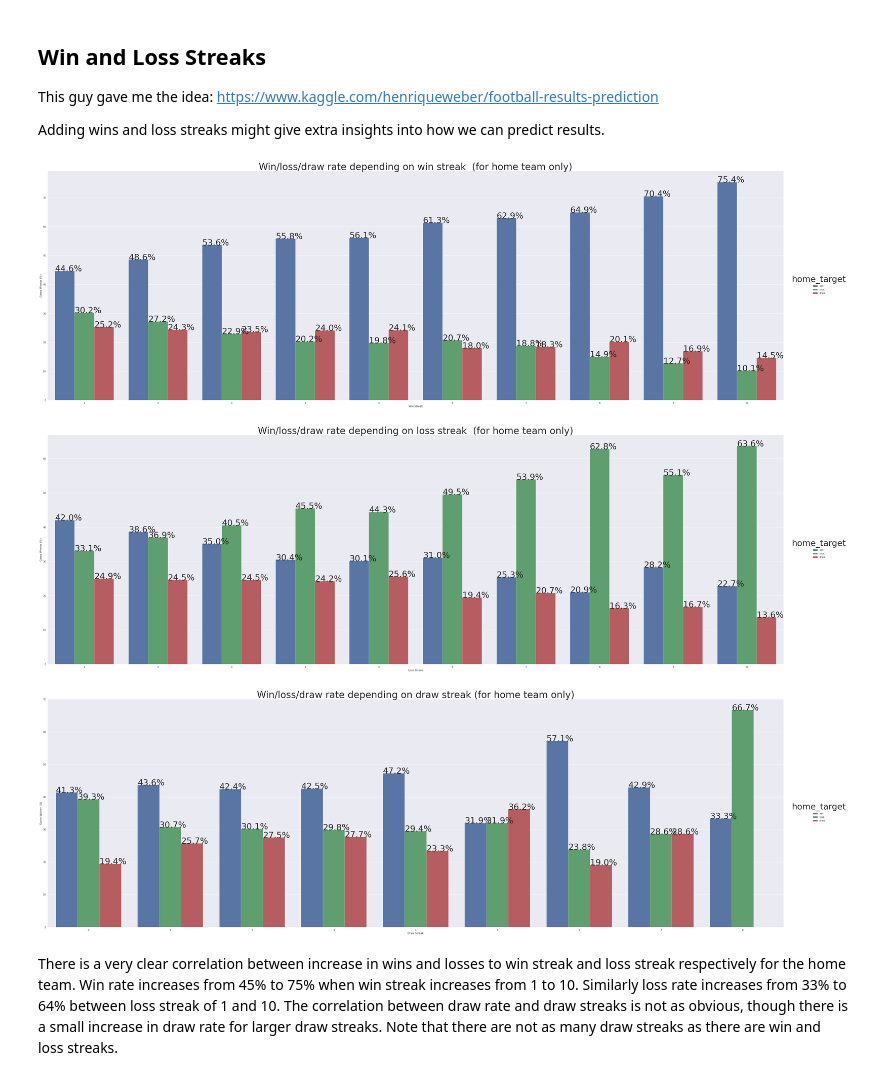
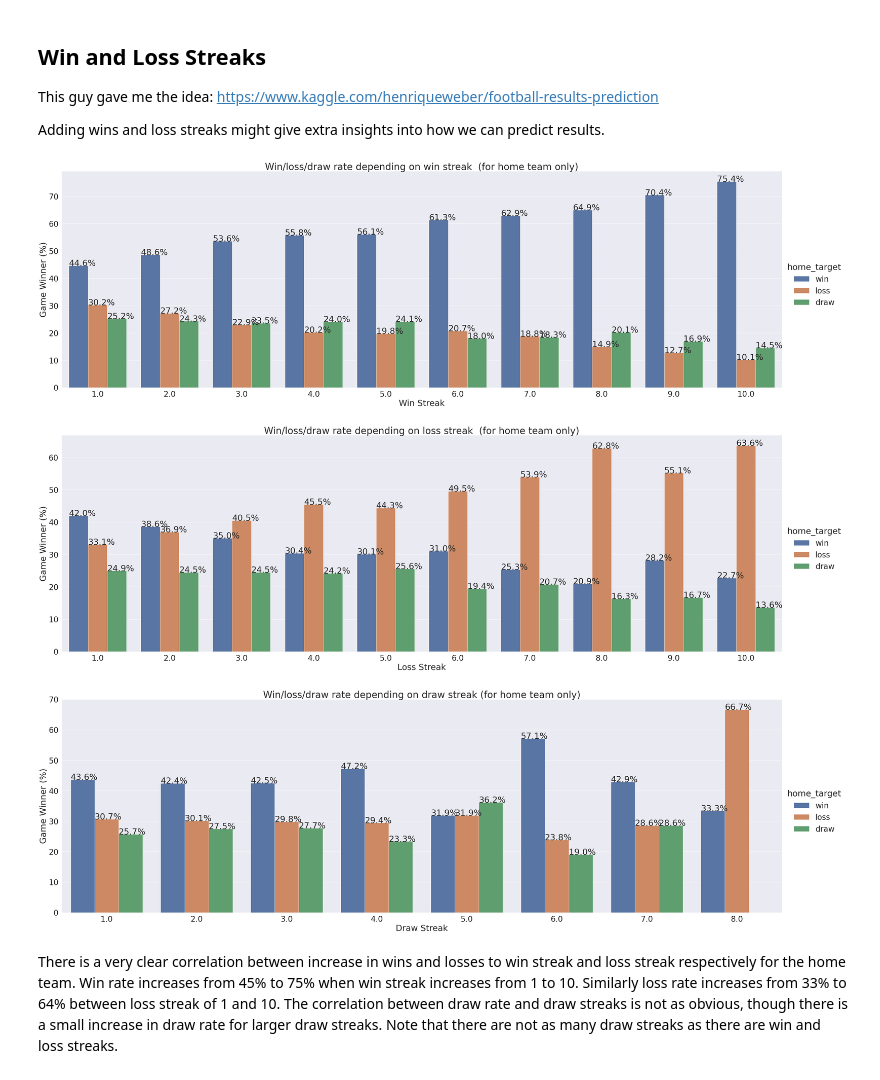
Before and after one commit to Taoudi/Football-Match-Result-Predictor, a Jupyter notebook: football-match-prediction-eda.ipynb, the cells around one changed output. Saved outputs shown, nothing was run; the diff lists cells and outputs as text; code cells hidden in the pictures.

```diff
--- a/football-match-prediction-eda.ipynb
+++ b/football-match-prediction-eda.ipynb
@@ -284,6 +284,7 @@ The two plots are mirrors of each other since the goals score by the away team i
 # %%
 
 df['date'] = pd.to_datetime(df['match_date'], errors='coerce')
+sns.set(font_scale=3)  # crazy big
 
 figure(figsize=(30, 10), dpi=80)
 style.use(style='seaborn')
@@ -301,6 +302,7 @@ s = 'away_team_history_match_date_'
 s2 = 'home_team_history_match_date_'
 s_id = 'away_team_history_league_id'
 s_id = 'home_team_history_league_id'
+sns.set(font_scale=3)  # crazy big
 
 column_names = ["date"]
 new_df = pd.DataFrame(columns = column_names)
@@ -358,7 +360,7 @@ def add_streak(df):
         elif x[h_t_goal+str(1)] < x[h_t_opp_goal+str(1)]:
             home_win_streak = False
             home_streak_type = 'loss'
-        else:
+        elif x[h_t_goal+str(1)] == x[h_t_opp_goal+str(1)]:
             home_streak_type = 'draw'
 
         if  x[a_t_goal+str(1)] > x[a_t_opp_goal+str(1)]:
@@ -367,7 +369,7 @@ def add_streak(df):
         elif x[a_t_goal+str(1)] < x[a_t_opp_goal+str(1)]:
             away_win_streak = False
             away_streak_type = 'loss'
-        else:
+        elif x[a_t_goal+str(1)] == x[a_t_opp_goal+str(1)]:
             away_streak_type = 'draw'
 
         def check_streak(streak,streak_over,streak_type,team_goal,opp_goal):
@@ -400,6 +402,7 @@ temp_df = add_streak(df)
 #display(grouped['home'])
 hue_order = ['win','loss','draw']
 temp_df["home_target"] = 'draw'
+sns.set(font_scale=3)  # crazy big
 
 temp_df.loc[temp_df['target']=='home','home_target'] = 'win'
 temp_df.loc[temp_df['target']=='away','home_target'] = 'loss'
@@ -420,36 +423,36 @@ plt.show()
 
 t1 = temp_df.loc[temp_df['home_streak_type']=='loss']
 grouped = t1.groupby(['home_streak','home_streak_type'])['home_target'].value_counts(normalize=True)
 grouped = grouped.mul(100)
 grouped = grouped.rename('percent').reset_index()
 g = sns.catplot(x="home_streak",y='percent',hue='home_target',kind='bar',hue_order=hue_order,data=grouped,height=15,aspect=3)
 plt.title("Win/loss/draw rate depending on loss streak  (for home team only)", fontsize=40)
 g.set_axis_labels("Loss Streak","Game Winner (%)")
 for p in g.ax.patches:
     txt = str(p.get_height().round(1)) + '%'
     txt_x = p.get_x()
     txt_y = p.get_height()
     g.ax.text(txt_x,txt_y,txt)
 plt.show()
 
 t1 = temp_df.loc[temp_df['home_streak_type']=='draw']
 grouped = t1.groupby(['home_streak','home_streak_type'])['home_target'].value_counts(normalize=True)
 grouped = grouped.mul(100)
 grouped = grouped.rename('percent').reset_index()
 
 g = sns.catplot(x="home_streak",y='percent',hue='home_target',kind='bar',hue_order=hue_order,data=grouped,height=15,aspect=3)
 plt.title("Win/loss/draw rate depending on draw streak (for home team only)", fontsize=40)
 g.set_axis_labels("Draw Streak","Game Winner (%)")
 for p in g.ax.patches:
     txt = str(p.get_height().round(1)) + '%'
     txt_x = p.get_x()
     txt_y = p.get_height()
     g.ax.text(txt_x,txt_y,txt)
 plt.show()
 # %% [output]
-[figure, old version]
+[figure, new version]
-[figure, old version]
+[figure, new version]
-[figure, old version]
+[figure, new version]
 # %% [markdown]
 There is a very clear correlation between increase in wins and losses to win streak and loss streak respectively for the home team. Win rate increases from 45% to 75% when win streak increases from 1 to 10. Similarly loss rate increases from 33% to 64% between loss streak of 1 and 10. The correlation between draw rate and draw streaks is not as obvious, though there is a small increase in draw rate for larger draw streaks. Note that there are not as many draw streaks as there are win and loss streaks.
 # %%
```
Also changed, not shown: parts of 8 cells of this notebook.
